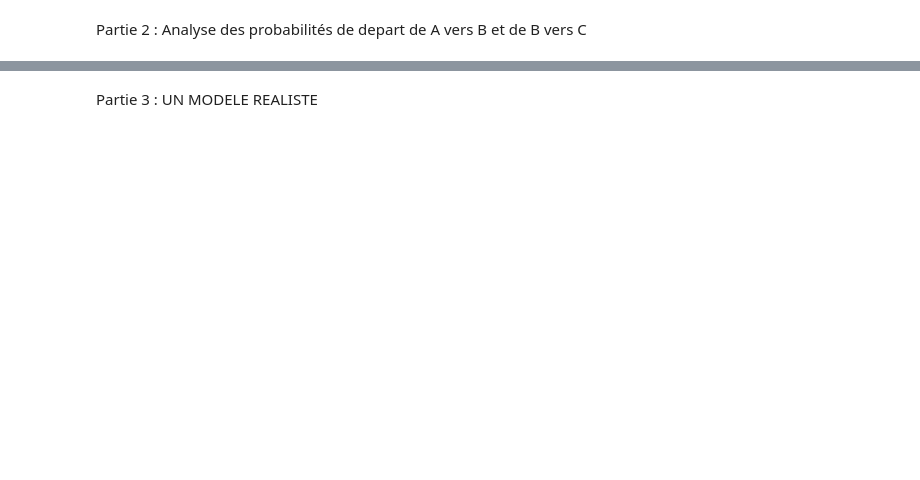
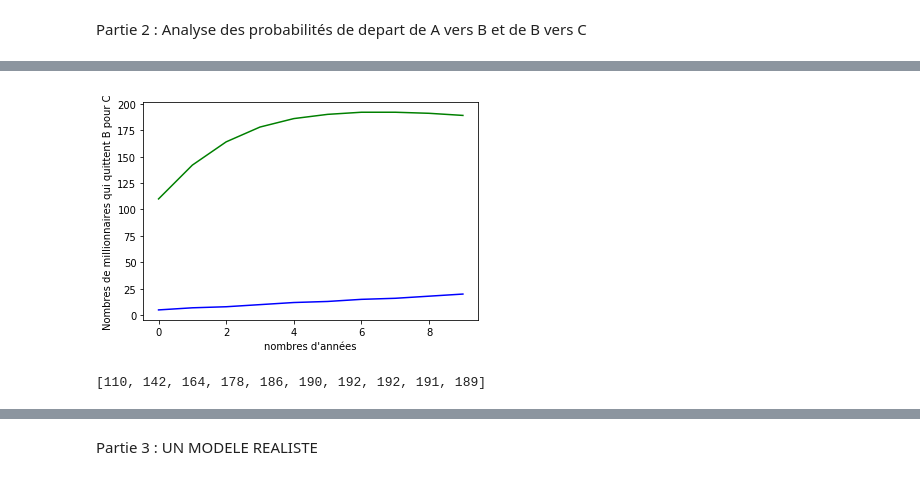
Before and after one commit to Nathceylon/ARE, a Jupyter notebook: notebookARE.ipynb, the cells around one changed output, grey strips where cells are left out. Saved outputs shown, nothing was run; the diff lists cells and outputs as text; code cells hidden in the pictures; blank space fills up the shorter version.

```diff
--- a/notebookARE.ipynb
+++ b/notebookARE.ipynb
@@ -267,3 +289,61 @@ def passage_de_B_C (taux_impotB, taux_impotC, ind_eduC, ind_secC, patrimoine) :
 
 
     return prob_B_vers_C
+# %%
+import numpy as np
+import matplotlib.pyplot as plt
+
+#patrimoine : int
+patrimoine = 11
+#pop_init : int
+pop_init = 1000
+#ind_secuA : int
+ind_secuA = 15
+#ind_eduA : int
+ind_eduA = 25
+#ind_secuB : int
+ind_secuB = 85
+#ind_eduB : int
+ind_eduB = 85
+
+def liste_depart_BC(n, pop_init, taux_impotB, ind_eduC, ind_secuC, taux_impotC, patrimoine) :
+    """int * int * (float ** 4) -> liste[int]"""
+    #ind_social_C : float
+    ind_social_C = ind_eduC + ind_secuC
+    #res : liste[int]
+    res = []
+    #nb : int
+    nb = pop_init
+    #i : int
+    for i in range(0, n) :
+        res.append(int(nb*passage_de_B_C(taux_impotB, taux_impotC, ind_eduC, ind_secuC, patrimoine)))
+        temp = var_etat_B(nb)
+        nb = temp - temp*passage_de_B_C(taux_impotB, taux_impotC, ind_eduC, ind_secuC, patrimoine) + liste_depart(n, pop_init, ind_secuA, ind_eduA, ind_secuB, ind_eduB)[i]
+
+    return res
+
+
+#casA2 : list[int]
+casA2 = liste_depart_BC(10,pop_init, 0.6, 96, 98, 0.15, patrimoine)
+
+#casB2 : list[int]
+casB2 = liste_depart_BC(10,pop_init, 0.45, 81, 78, 0.25, patrimoine)
+
+
+
+
+plt.figure()
+plt.plot(casA2, "g")
+plt.plot(casB2, "b")
+
+
+plt.ylabel("Nombres de millionnaires qui quittent B pour C")
+plt.xlabel("nombres d'années")
+
+plt.show()
+
+
+liste_depart_BC(10,pop_init, 0.6, 96, 98, 0.15, patrimoine)
+# %% [output]
+[figure, added]
+[110, 142, 164, 178, 186, 190, 192, 192, 191, 189]
```
Also changed, not shown: parts of 13 cells of this notebook.
